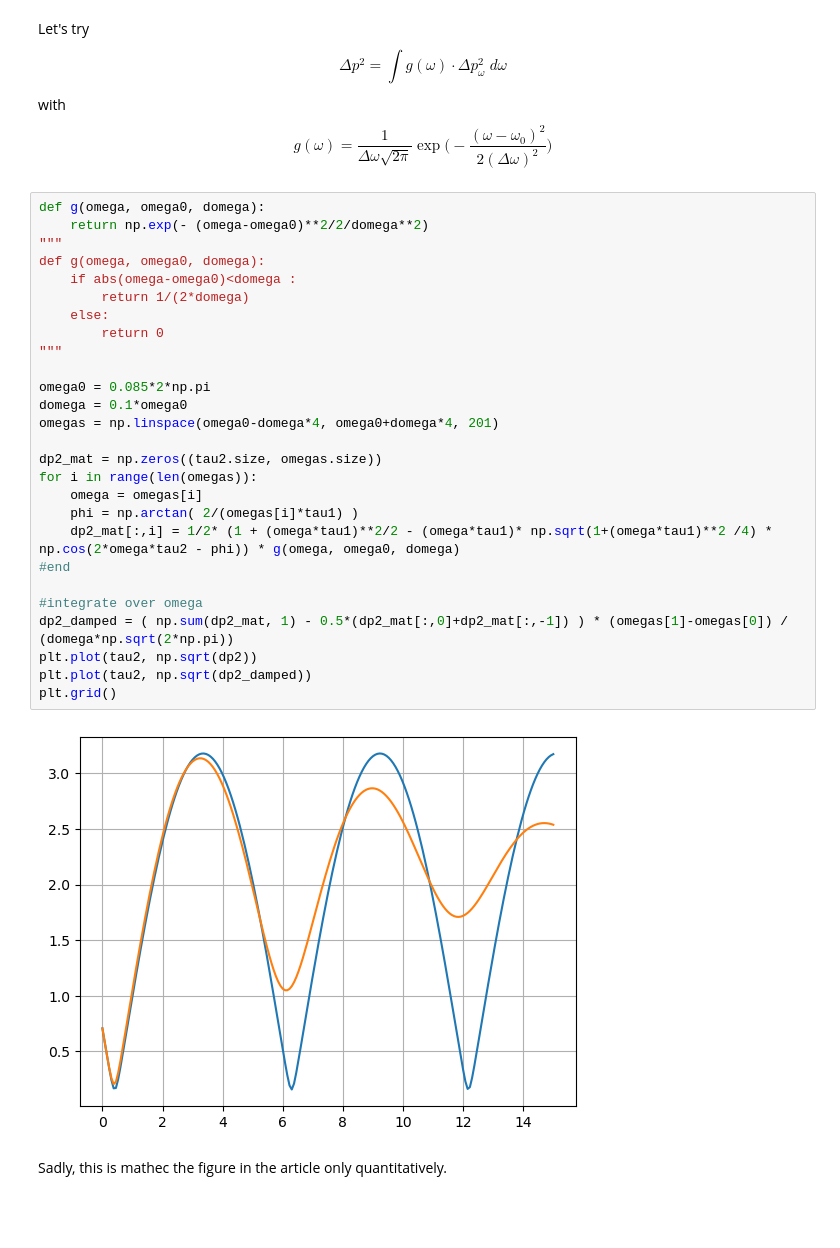
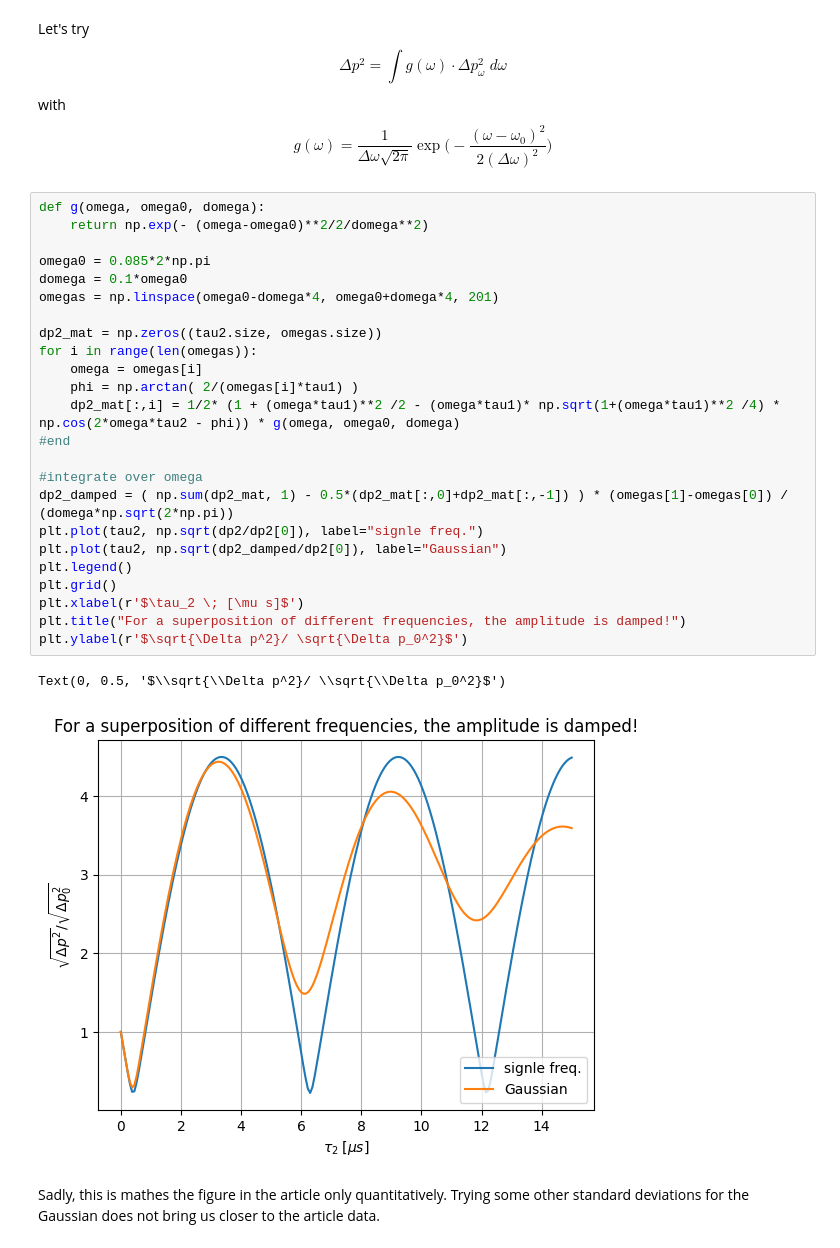
Before and after one commit to jan-chelmecki/ENS-Quantum-Optics-Homework, a Jupyter notebook: HW2_Chelmecki.ipynb, the cells around one changed output. Saved outputs shown, nothing was run; the diff lists cells and outputs as text; blank space fills up the shorter version.

```diff
--- a/HW2_Chelmecki.ipynb
+++ b/HW2_Chelmecki.ipynb
@@ -50,31 +53,29 @@ $$
 # %%
 def g(omega, omega0, domega):
     return np.exp(- (omega-omega0)**2/2/domega**2)
-"""
-def g(omega, omega0, domega):
-    if abs(omega-omega0)<domega :
-        return 1/(2*domega)
-    else:
-        return 0
-"""
 
 omega0 = 0.085*2*np.pi
 domega = 0.1*omega0
 omegas = np.linspace(omega0-domega*4, omega0+domega*4, 201)
 
 dp2_mat = np.zeros((tau2.size, omegas.size))
 for i in range(len(omegas)):
     omega = omegas[i]
     phi = np.arctan( 2/(omegas[i]*tau1) )
-    dp2_mat[:,i] = 1/2* (1 + (omega*tau1)**2/2 - (omega*tau1)* np.sqrt(1+(omega*tau1)**2 /4) * np.cos(2*omega*tau2 - phi)) * g(omega, omega0, domega)
+    dp2_mat[:,i] = 1/2* (1 + (omega*tau1)**2 /2 - (omega*tau1)* np.sqrt(1+(omega*tau1)**2 /4) * np.cos(2*omega*tau2 - phi)) * g(omega, omega0, domega)
 #end
 
 #integrate over omega
 dp2_damped = ( np.sum(dp2_mat, 1) - 0.5*(dp2_mat[:,0]+dp2_mat[:,-1]) ) * (omegas[1]-omegas[0]) / (domega*np.sqrt(2*np.pi))
-plt.plot(tau2, np.sqrt(dp2))
-plt.plot(tau2, np.sqrt(dp2_damped))
+plt.plot(tau2, np.sqrt(dp2/dp2[0]), label="signle freq.")
+plt.plot(tau2, np.sqrt(dp2_damped/dp2[0]), label="Gaussian")
+plt.legend()
 plt.grid()
+plt.xlabel(r'$\tau_2 \; [\mu s]$')
+plt.title("For a superposition of different frequencies, the amplitude is damped!")
+plt.ylabel(r'$\sqrt{\Delta p^2}/ \sqrt{\Delta p_0^2}$')
 # %% [output]
+Text(0, 0.5, '$\\sqrt{\\Delta p^2}/ \\sqrt{\\Delta p_0^2}$')
-[figure, old version]
+[figure, new version]
 # %% [markdown]
-Sadly, this is mathec the figure in the article only quantitatively.
+Sadly, this is mathes the figure in the article only quantitatively. Trying some other standard deviations for the Gaussian does not bring us closer to the article data.
```
Also changed, not shown: parts of 6 cells of this notebook, 3 other files.
